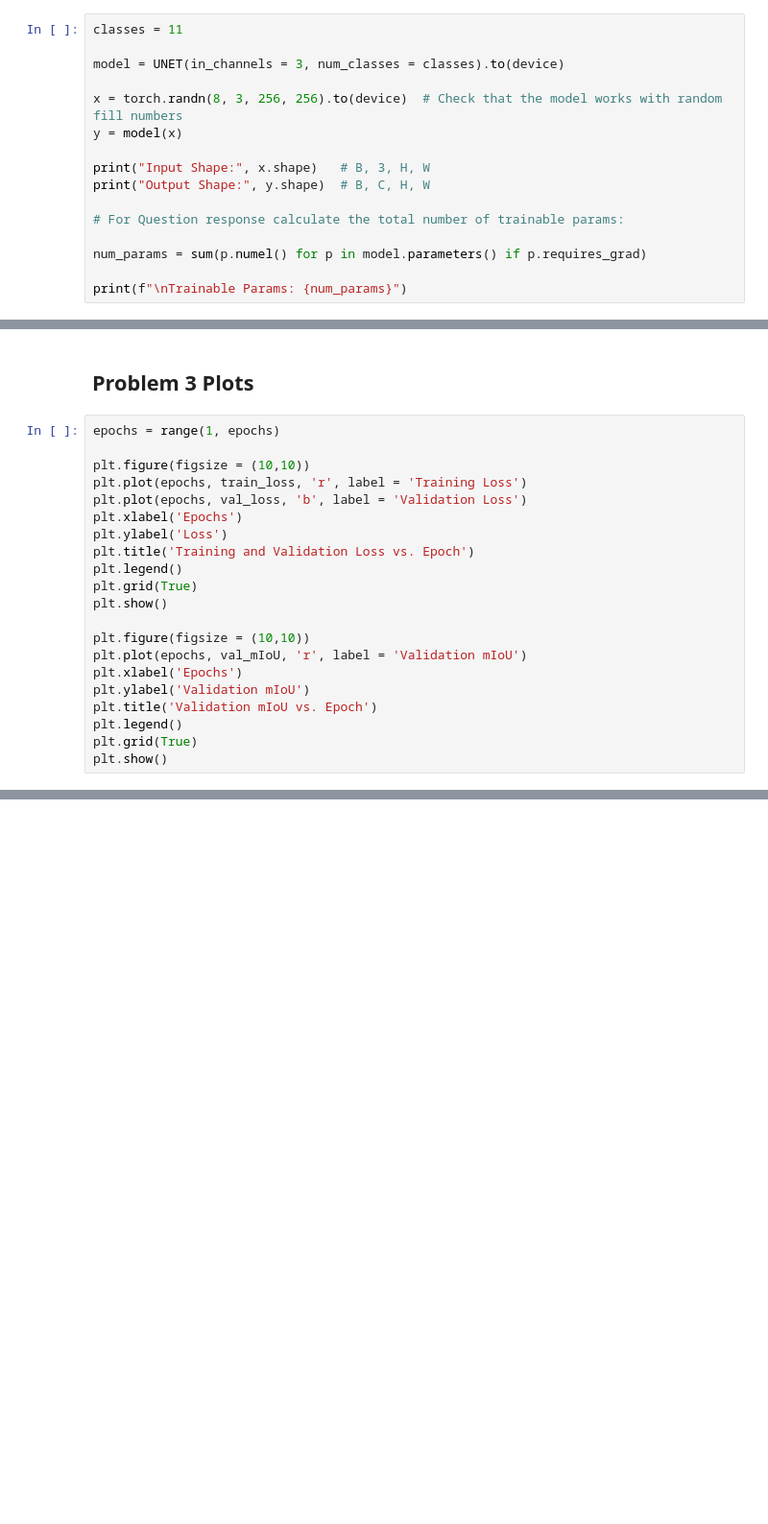
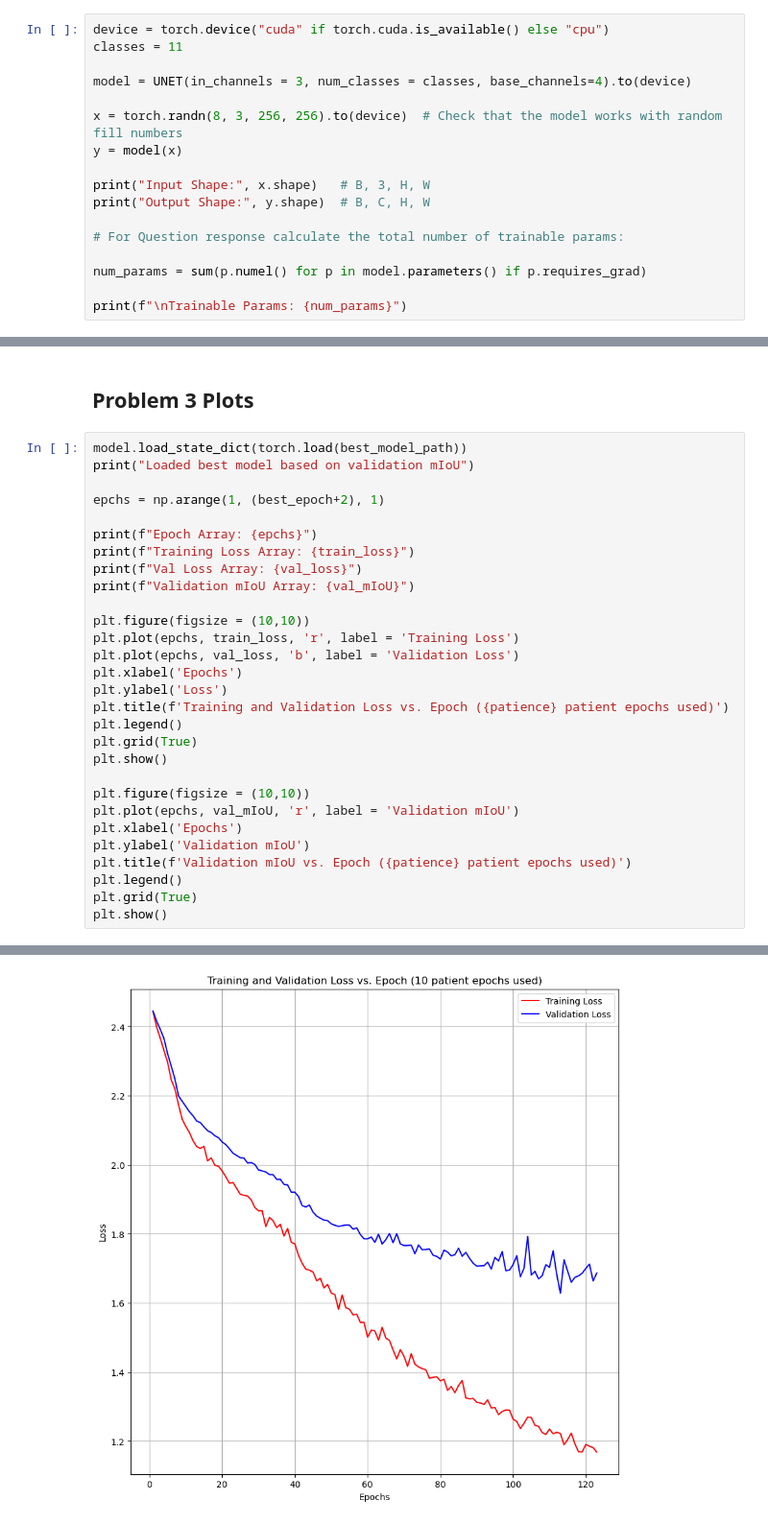
Before and after one commit to hwrs640/computational_methods_course_Roz_Roberts, a Jupyter notebook: Homework Codes/Homework #3/HW3.ipynb, the cells around one changed output, grey strips where cells are left out. Shown at 96% size. Drawn from its saved outputs; the diff is of its cells as text; blank space fills up the shorter version.

Commit message:
HW3Q3 - 4 Part 1
Updated and added HW3 Part 3 and 4 subpart 1. Still working on it. Added cut off system to my UNET model based on validation loss.

```diff
--- a/Homework Codes/Homework #3/HW3.ipynb
+++ b/Homework Codes/Homework #3/HW3.ipynb
@@ -318,9 +319,10 @@ class UNET(nn.Module):
         logits = self.out_conv(x) # Output (Hopefully B,C,H,W
         return logits
 # %%
+device = torch.device("cuda" if torch.cuda.is_available() else "cpu")
 classes = 11
 
-model = UNET(in_channels = 3, num_classes = classes).to(device)
+model = UNET(in_channels = 3, num_classes = classes, base_channels=4).to(device)
 
 x = torch.randn(8, 3, 256, 256).to(device)  # Check that the model works with random fill numbers
 y = model(x)
@@ -462,23 +506,32 @@ The Class Weights are: tensor([4.0857e+02, 1.2795e-01, 3.5256e+03, 1.0013e+00, 1
 # %% [markdown]
 ## Problem 3 Plots
 # %%
-epochs = range(1, epochs)
+model.load_state_dict(torch.load(best_model_path))
+print("Loaded best model based on validation mIoU")
+
+epchs = np.arange(1, (best_epoch+2), 1)
+
+print(f"Epoch Array: {epchs}")
+print(f"Training Loss Array: {train_loss}")
+print(f"Val Loss Array: {val_loss}")
+print(f"Validation mIoU Array: {val_mIoU}")
 
 plt.figure(figsize = (10,10))
-plt.plot(epochs, train_loss, 'r', label = 'Training Loss')
-plt.plot(epochs, val_loss, 'b', label = 'Validation Loss')
+plt.plot(epchs, train_loss, 'r', label = 'Training Loss')
+plt.plot(epchs, val_loss, 'b', label = 'Validation Loss')
 plt.xlabel('Epochs')
 plt.ylabel('Loss')
-plt.title('Training and Validation Loss vs. Epoch')
+plt.title(f'Training and Validation Loss vs. Epoch ({patience} patient epochs used)')
 plt.legend()
 plt.grid(True)
 plt.show()
 
 plt.figure(figsize = (10,10))
-plt.plot(epochs, val_mIoU, 'r', label = 'Validation mIoU')
+plt.plot(epchs, val_mIoU, 'r', label = 'Validation mIoU')
 plt.xlabel('Epochs')
 plt.ylabel('Validation mIoU')
-plt.title('Validation mIoU vs. Epoch')
+plt.title(f'Validation mIoU vs. Epoch ({patience} patient epochs used)')
 plt.legend()
 plt.grid(True)
 plt.show()
+# %% [output]
@@ -484,0 +549 @@ plt.show()
+[figure, added]
```
Also changed, not shown: parts of 13 cells of this notebook, 1 other file.
